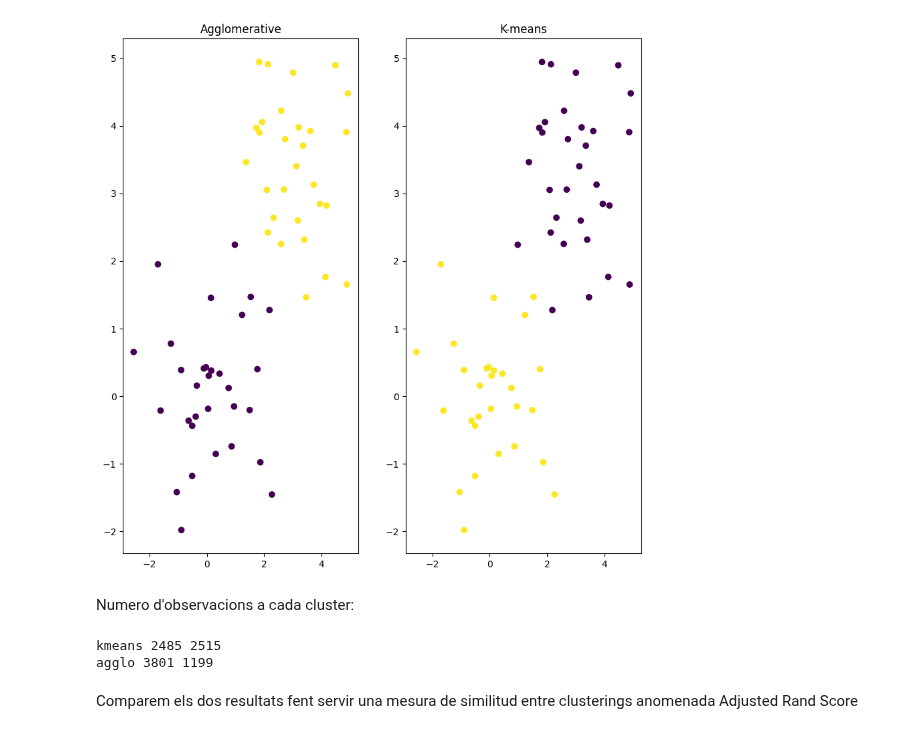
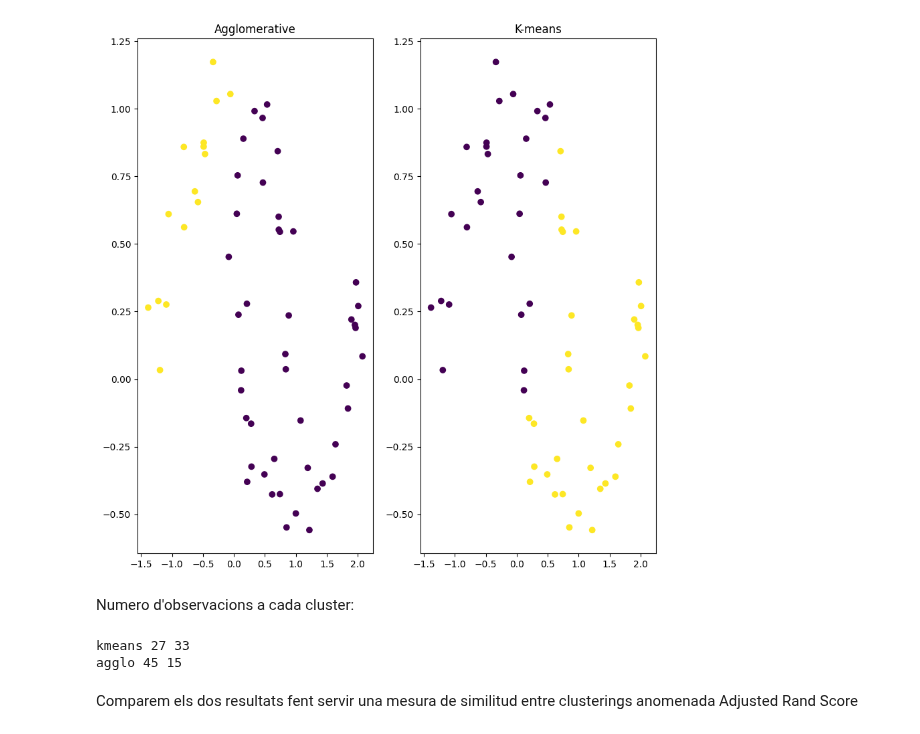
Before and after one commit to raulbenitez/introAI_ICE, a Jupyter notebook: moons_agglo_kmeans.ipynb, the cells around one changed output. Saved outputs shown, nothing was run; the diff lists cells and outputs as text; code cells hidden in the pictures.

```diff
--- a/moons_agglo_kmeans.ipynb
+++ b/moons_agglo_kmeans.ipynb
@@ -3,29 +3,29 @@
 # %%
 import numpy as np
 import matplotlib.pyplot as plt
 from sklearn.cluster import AgglomerativeClustering,KMeans
 from sklearn.datasets import make_moons,make_blobs
 
 # Genera datos aleatoriamente en dos grupos localizados en posiciones diferentes:
 n_samples = 60
 
 centers = [(0, 0),(3, 3)]
-X, y = make_blobs(n_samples=n_samples, centers=centers, n_features=2,random_state=0)
-#X, y = make_moons(n_samples=n_samples,noise=0.1)
+#X, y = make_blobs(n_samples=n_samples, centers=centers, n_features=2,random_state=0)
+X, y = make_moons(n_samples=n_samples,noise=0.1)
 
 agglo = AgglomerativeClustering(n_clusters=2).fit_predict(X)
 kmeans = KMeans(n_clusters=2).fit_predict(X)
 
 fig = plt.figure(figsize=(10,10))
 ax = fig.add_subplot(121)
 plt.scatter(X[:, 0], X[:, 1], c=agglo)
 ax.set_title('Agglomerative')
 ax1 = fig.add_subplot(122)
 plt.scatter(X[:, 0], X[:, 1], c=kmeans)
 ax1.set_title('K-means')
 plt.show()
 # %% [output]
-[figure, old version]
+[figure, new version]
 # %% [markdown]
 Numero d'observacions a cada cluster:
 # %%
@@ -37,8 +37,8 @@ cluster2_agglo = agglo[agglo==1]
 print('kmeans {} {}'.format(cluster1_kmeans.shape[0],cluster2_kmeans.shape[0]))
 print('agglo {} {}'.format(cluster1_agglo.shape[0],cluster2_agglo.shape[0]))
 # %% [output]
-kmeans 2485 2515
-agglo 3801 1199
+kmeans 27 33
+agglo 45 15
 # %% [markdown]
 Comparem els dos resultats fent servir una mesura de similitud entre clusterings anomenada Adjusted Rand Score
 # %%
```
Also changed, not shown: parts of 8 cells of this notebook.
